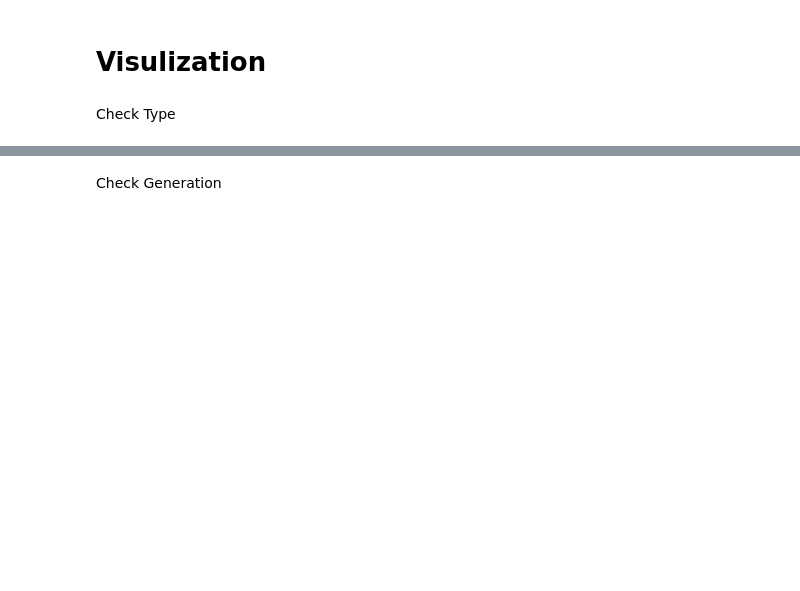
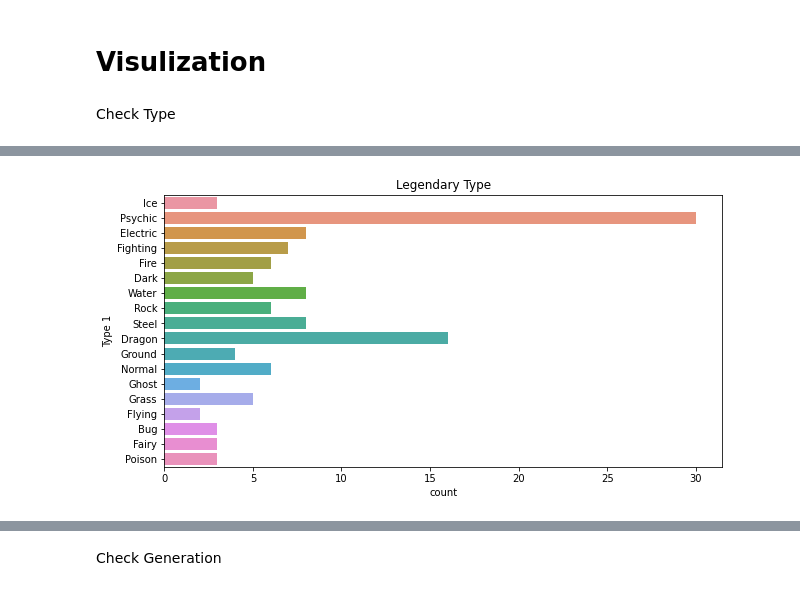
Before and after one commit to laewonJeong/Data-Analysis-Programming, a Jupyter notebook: DAP_Project.ipynb, the cells around one changed output, grey strips where cells are left out. Saved outputs shown, nothing was run; the diff lists cells and outputs as text; code cells hidden in the pictures; blank space fills up the shorter version.

```diff
--- a/DAP_Project.ipynb
+++ b/DAP_Project.ipynb
@@ -97,0 +118,10 @@ plt.show()
+# %%
+LType = df[df['Legendary']==1.0]['Type 1']
+LType = pd.DataFrame(LType)
+
+plt.figure(figsize = (10,5))
+sns.countplot(y = 'Type 1',data=LType)
+plt.title("Legendary Type")
+plt.show()
+# %% [output]
+[figure, added]
```
Also changed, not shown: parts of 28 cells of this notebook.
